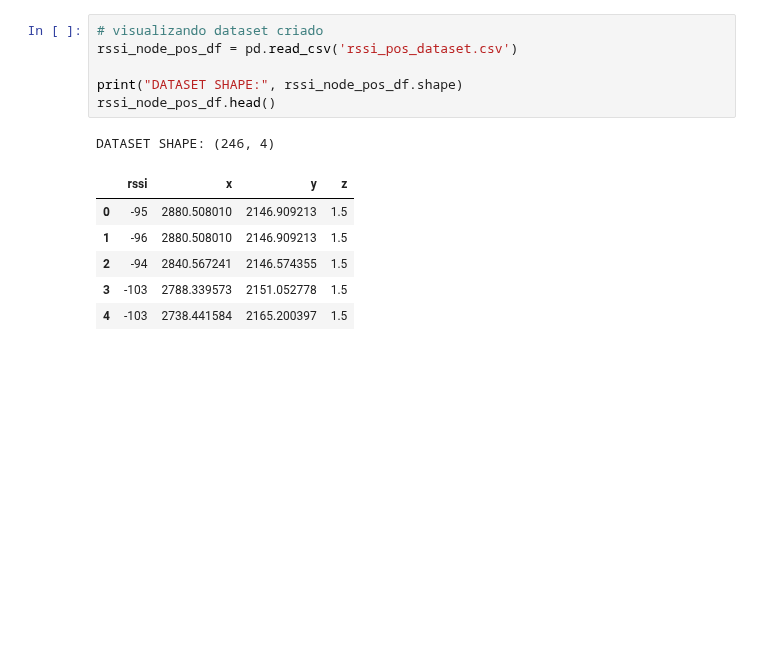
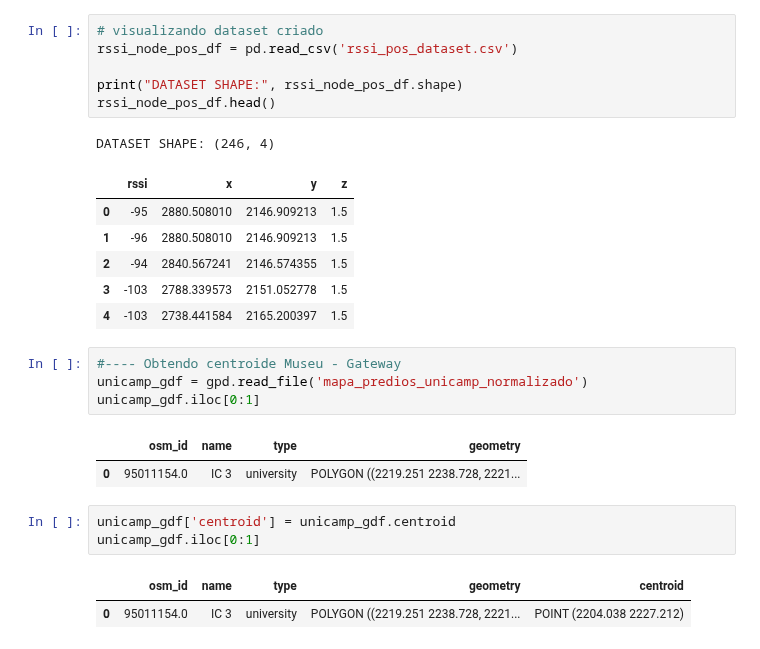
Before and after one commit to wasp-lahis/ns3-bmap, a Jupyter notebook: NS3/obstacle_exp/unicamp-osm-input-to-ns3/create-dataset-inputs-to-ns3.ipynb, the cells around one changed output. Cells and saved outputs as stored; diff of their text form; blank space fills up the shorter version.

```diff
--- a/NS3/obstacle_exp/unicamp-osm-input-to-ns3/create-dataset-inputs-to-ns3.ipynb
+++ b/NS3/obstacle_exp/unicamp-osm-input-to-ns3/create-dataset-inputs-to-ns3.ipynb
@@ -1651,3 +1651,16 @@ DATASET SHAPE: (246, 4)
 | 2 | -94 | 2840.567241 | 2146.574355 | 1.5 |
 | 3 | -103 | 2788.339573 | 2151.052778 | 1.5 |
 | 4 | -103 | 2738.441584 | 2165.200397 | 1.5 |
+# %%
+#---- Obtendo centroide Museu - Gateway
+unicamp_gdf = gpd.read_file('mapa_predios_unicamp_normalizado')
+unicamp_gdf.iloc[0:1]
+# %% [output]
+|  | osm_id | name | type | geometry |
+| 0 | 95011154.0 | IC 3 | university | POLYGON ((2219.251 2238.728, 2221... |
+# %%
+unicamp_gdf['centroid'] = unicamp_gdf.centroid
+unicamp_gdf.iloc[0:1]
+# %% [output]
+|  | osm_id | name | type | geometry | centroid |
+| 0 | 95011154.0 | IC 3 | university | POLYGON ((2219.251 2238.728, 2221... | POINT (2204.038 2227.212) |
```
Also changed, not shown: 14 other files.
